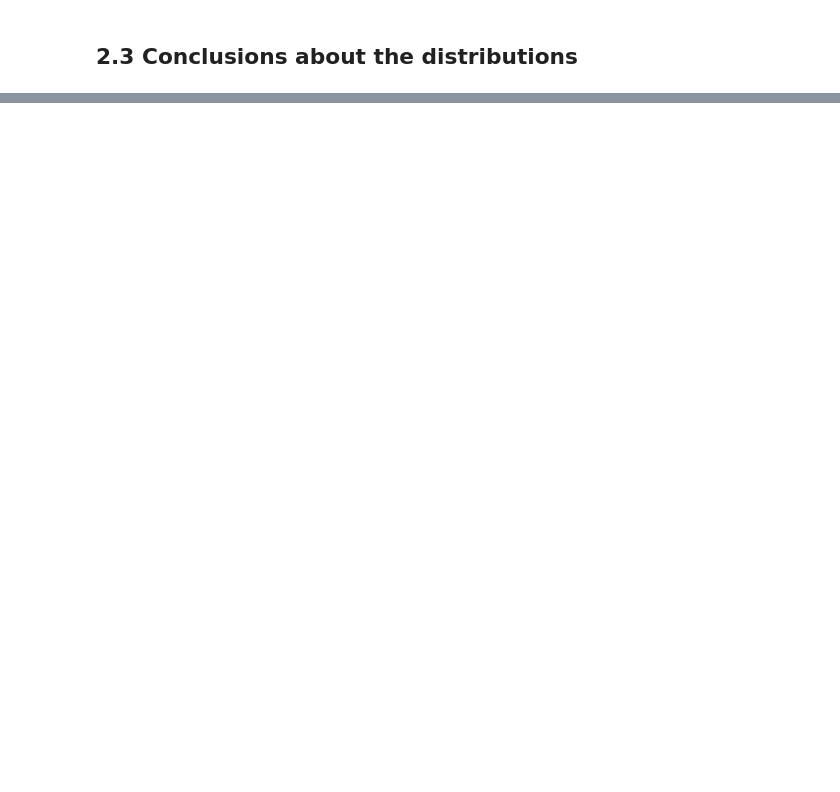
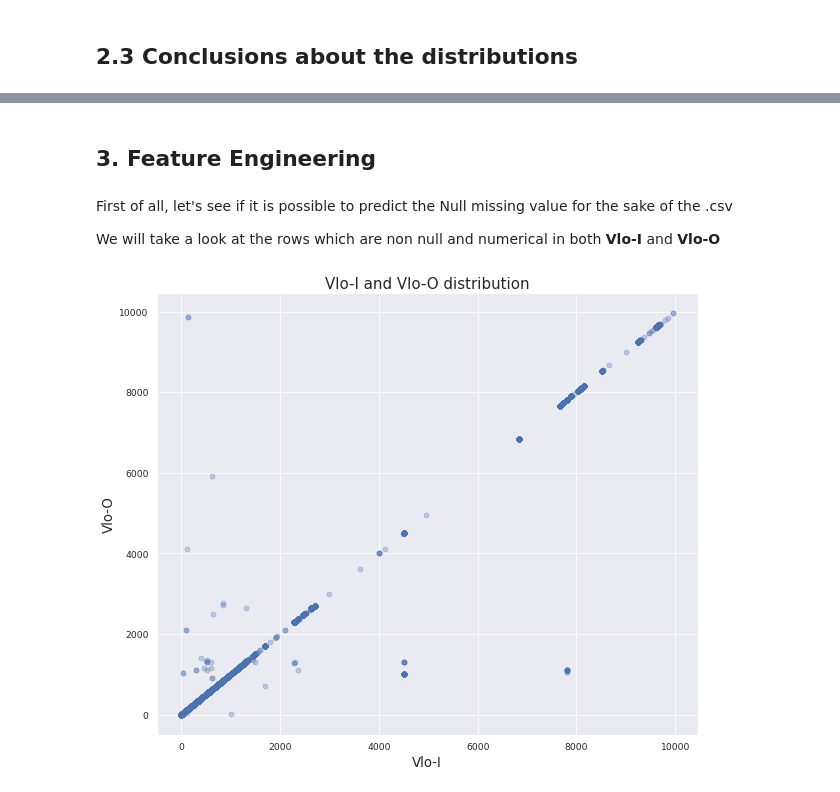
Before and after one commit to vicente-cp/ds-challenge-latam, a Jupyter notebook: solution.ipynb, the cells around one changed output, grey strips where cells are left out. Saved outputs shown, nothing was run; the diff lists cells and outputs as text; code cells hidden in the pictures; blank space fills up the shorter version.

Commit message:
added the section of feature engineering

```diff
--- a/solution.ipynb
+++ b/solution.ipynb
@@ -297,0 +346,15 @@ About the cities:
+# %% [markdown]
+## 3.  Feature Engineering
+# %% [markdown]
+First of all, let's see if it is possible to predict the Null missing value for the sake of the .csv
+
+We will take a look at the rows which are non null and numerical in both **Vlo-I** and **Vlo-O**
+# %%
+from visualizer.distribution import vlo_differences
+
+df_aux_= df[pd.to_numeric(df['Vlo-I'], errors='coerce').notnull()]
+df_aux = df_aux_[pd.to_numeric(df_aux_['Vlo-O'], errors='coerce').notnull()]
+
+vlo_differences(df_aux["Vlo-I"].astype(float), df_aux["Vlo-O"].astype(float))
+# %% [output]
+[figure, added]
```
Also changed, not shown: parts of 11 cells of this notebook, 3 other files.
